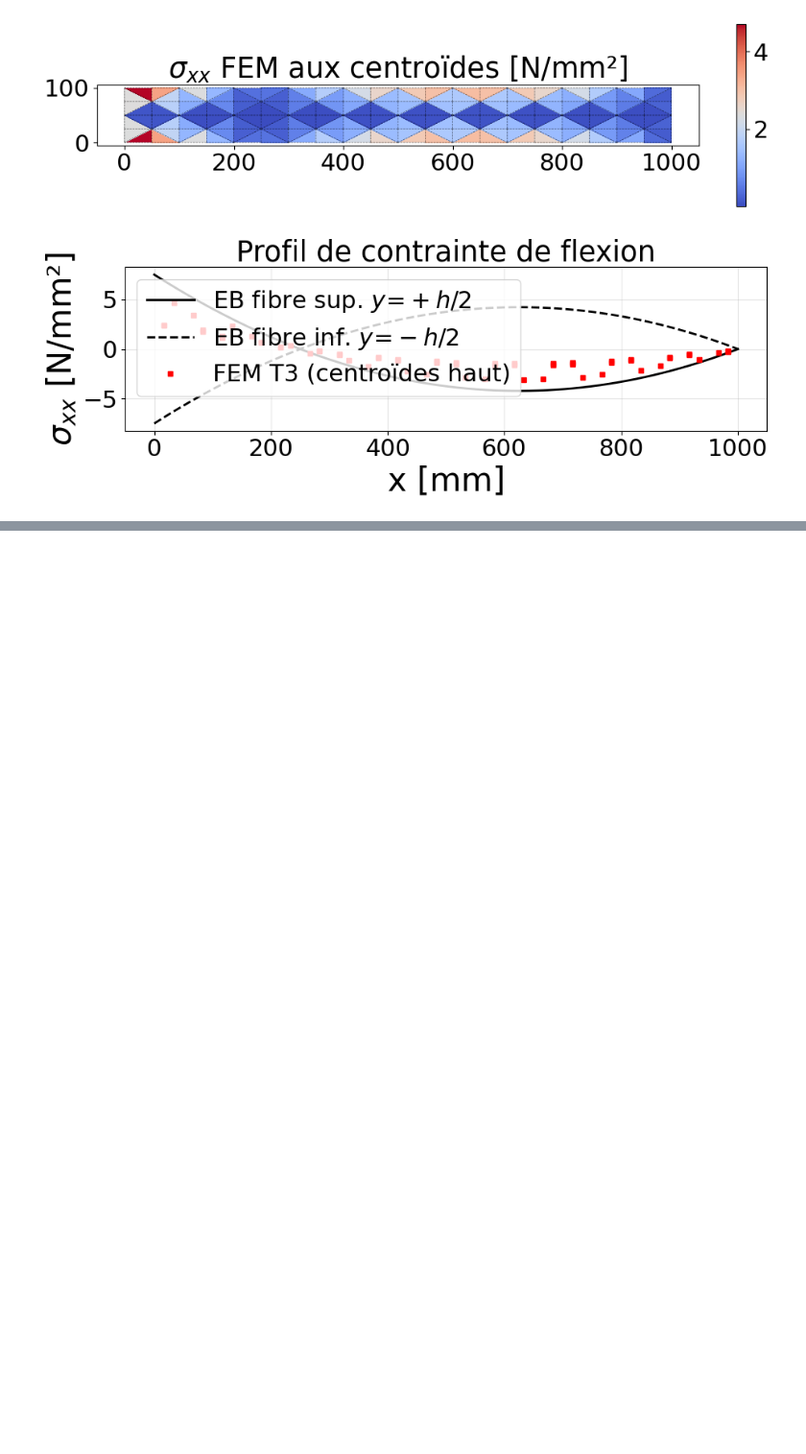
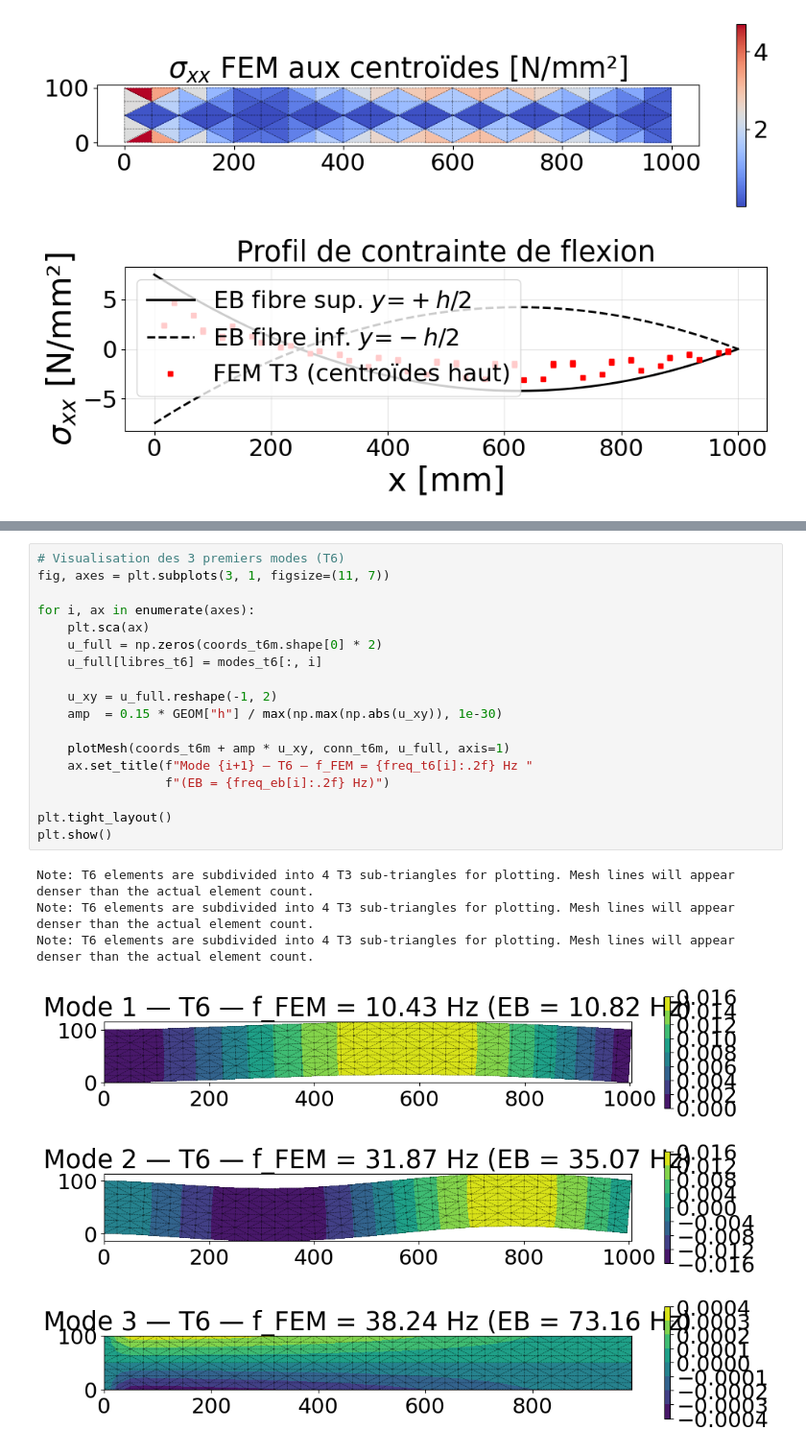
Before and after one commit to hugogebel-boop/mnss-projet-flexion, a Jupyter notebook: Projet5_Flexion.ipynb, the cells around one changed output, grey strips where cells are left out. Shown at 96% size. Cells and saved outputs as stored; diff of their text form; blank space fills up the shorter version.

```diff
--- a/Projet5_Flexion.ipynb
+++ b/Projet5_Flexion.ipynb
@@ -919,0 +1159,23 @@ plt.show()
+# %%
+# Visualisation des 3 premiers modes (T6)
+fig, axes = plt.subplots(3, 1, figsize=(11, 7))
+
+for i, ax in enumerate(axes):
+    plt.sca(ax)
+    u_full = np.zeros(coords_t6m.shape[0] * 2)
+    u_full[libres_t6] = modes_t6[:, i]
+
+    u_xy = u_full.reshape(-1, 2)
+    amp  = 0.15 * GEOM["h"] / max(np.max(np.abs(u_xy)), 1e-30)
+
+    plotMesh(coords_t6m + amp * u_xy, conn_t6m, u_full, axis=1)
+    ax.set_title(f"Mode {i+1} — T6 — f_FEM = {freq_t6[i]:.2f} Hz "
+                 f"(EB = {freq_eb[i]:.2f} Hz)")
+
+plt.tight_layout()
+plt.show()
+# %% [output]
+Note: T6 elements are subdivided into 4 T3 sub-triangles for plotting. Mesh lines will appear denser than the actual element count.
+Note: T6 elements are subdivided into 4 T3 sub-triangles for plotting. Mesh lines will appear denser than the actual element count.
+Note: T6 elements are subdivided into 4 T3 sub-triangles for plotting. Mesh lines will appear denser than the actual element count.
+[figure, added]
```
Also changed, not shown: parts of 12 cells of this notebook.
